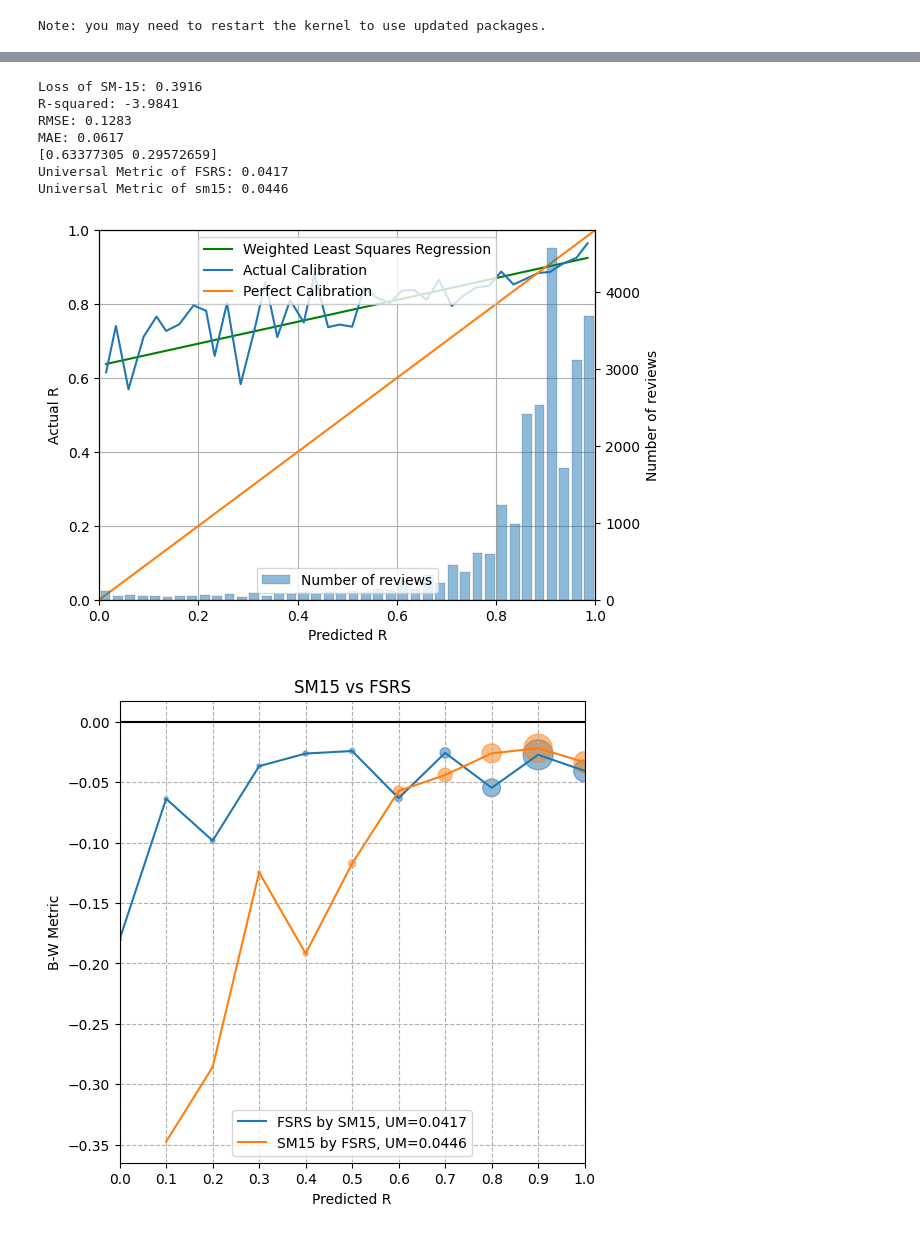
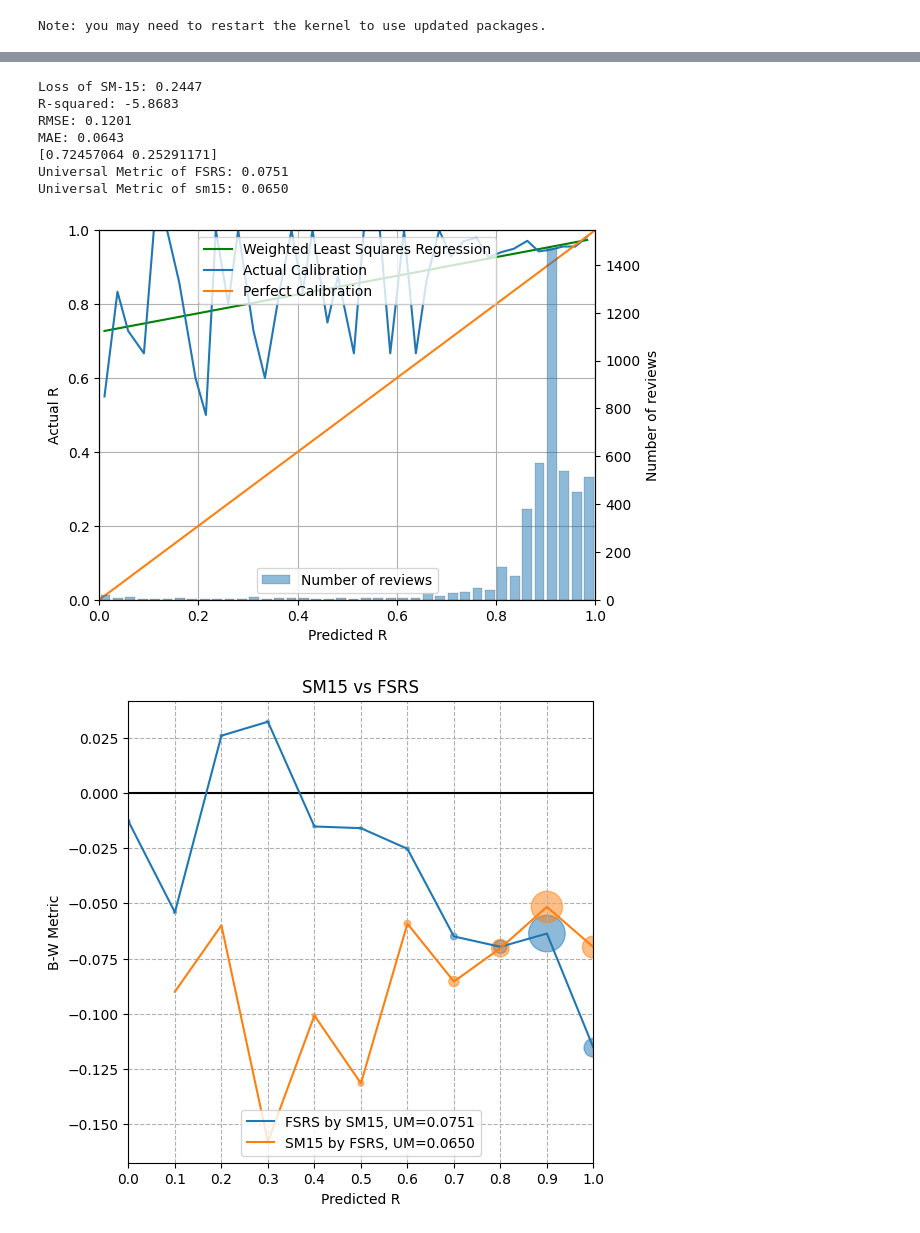
Before and after one commit to open-spaced-repetition/fsrs-vs-sm15, a Jupyter notebook: compare.ipynb, the cells around one changed output, grey strips where cells are left out. Drawn from its saved outputs; the diff is of its cells as text; code cells hidden in the pictures.

Commit message:
Feat/experience replay for FSRS Online (#24)

```diff
--- a/compare.ipynb
+++ b/compare.ipynb
@@ -221,28 +221,49 @@ Note: you may need to restart the kernel to use updated packages.
 model = FSRS([0.4, 0.6, 2.4, 5.8, 4.93, 0.94, 0.86, 0.01, 1.49, 0.14, 0.94, 2.18, 0.05, 0.34, 1.26, 0.29, 2.61])
 optimizer = torch.optim.Adam(model.parameters(), lr=8e-3)
 loss_fn = torch.nn.BCELoss(reduction='none')
+enable_experience_replay = True
+replay_steps = 32
 
 dataset = RevlogDataset(revlogs)
-dataloader = DataLoader(dataset, batch_size=1, shuffle=False, collate_fn=collate_fn)
+dataloader = DataLoader(dataset, shuffle=False, collate_fn=collate_fn)
 clipper = WeightClipper()
 d = []
 s = []
 r = []
 
-for batch in tqdm(dataloader):
+for i, sample in enumerate(tqdm(dataloader)):
     model.train()
     optimizer.zero_grad()
-    sequences, delta_ts, labels, seq_lens = batch
-    outputs, _ = model(sequences)
-    stabilities, difficulties = outputs[seq_lens-1, 0].transpose(0, 1)
-    d.append(difficulties.detach().numpy()[0])
-    s.append(stabilities.detach().numpy()[0])
-    retentions = power_forgetting_curve(delta_ts, stabilities)
-    r.append(retentions.detach().numpy()[0])
-    loss = loss_fn(retentions, labels).sum()
+    sequence, delta_t, label, seq_len = sample
+    output, _ = model(sequence)
+    stability, difficulty = output[seq_len-1, 0].transpose(0, 1)
+    d.append(difficulty.detach().numpy()[0])
+    s.append(stability.detach().numpy()[0])
+    retention = power_forgetting_curve(delta_t, stability)
+    r.append(retention.detach().numpy()[0])
+    loss = loss_fn(retention, label).sum()
     loss.backward()
     optimizer.step()
     model.apply(clipper)
+
+    if enable_experience_replay and (i + 1) % replay_steps == 0:
+        # experience replay
+        replay_dataset = RevlogDataset(revlogs[:i+1]) # avoid data leakage
+        replay_generator = torch.Generator().manual_seed(42+i)
+        replay_dataloader = DataLoader(replay_dataset, batch_size=(i + 1)//32, shuffle=True, collate_fn=collate_fn, generator=replay_generator)
+        for j, batch in enumerate(replay_dataloader):
+            model.train()
+            optimizer.zero_grad()
+            sequences, delta_ts, labels, seq_lens = batch
+            real_batch_size = seq_lens.shape[0]
+            outputs, _ = model(sequences)
+            stabilities = outputs[seq_lens-1, torch.arange(real_batch_size), 0]
+            retentions = power_forgetting_curve(delta_ts, stabilities)
+            loss = loss_fn(retentions, labels).sum()
+            loss.backward()
+            optimizer.step()
+            model.apply(clipper)
+
 
 revlogs['difficulty'] = d
 revlogs['stability'] = s
@@ -286,44 +307,44 @@ cross_comparison['SM15_B-W'] = cross_comparison['sm15_p'] - cross_comparison['y'
 cross_comparison['SM15_bin'] = cross_comparison['sm15_p'].map(lambda x: round(x, 1))
 cross_comparison['FSRS_B-W'] = cross_comparison['p'] - cross_comparison['y']
 cross_comparison['FSRS_bin'] = cross_comparison['p'].map(lambda x: round(x, 1))
 
 ax.axhline(y = 0.0, color = 'black', linestyle = '-')
 
 cross_comparison_group = cross_comparison.groupby(by='SM15_bin').agg({'y': ['mean'], 'FSRS_B-W': ['mean'], 'p': ['mean', 'count']})
 universal_metric = mean_squared_error(cross_comparison_group['y', 'mean'], cross_comparison_group['p', 'mean'], sample_weight=cross_comparison_group['p', 'count'], squared=False)
-fsrs_metrics['universal_metric'] = universal_metric
+fsrs_metrics['universal_metric_by_sm15'] = universal_metric
 print(f"Universal Metric of FSRS: {universal_metric:.4f}")
 cross_comparison_group['p', 'percent'] = cross_comparison_group['p', 'count'] / cross_comparison_group['p', 'count'].sum()
 ax.scatter(cross_comparison_group.index, cross_comparison_group['FSRS_B-W', 'mean'], s=cross_comparison_group['p', 'percent'] * 1024, alpha=0.5)
 ax.plot(cross_comparison_group['FSRS_B-W', 'mean'], label=f'FSRS by SM15, UM={universal_metric:.4f}')
 
 cross_comparison_group = cross_comparison.groupby(by='FSRS_bin').agg({'y': ['mean'], 'SM15_B-W': ['mean'], 'sm15_p': ['mean', 'count']})
 universal_metric = mean_squared_error(cross_comparison_group['y', 'mean'], cross_comparison_group['sm15_p', 'mean'], sample_weight=cross_comparison_group['sm15_p', 'count'], squared=False)
-sm15_metrics['universal_metric'] = universal_metric
+sm15_metrics['universal_metric_by_fsrs_online'] = universal_metric
 print(f"Universal Metric of sm15: {universal_metric:.4f}")
 cross_comparison_group['sm15_p', 'percent'] = cross_comparison_group['sm15_p', 'count'] / cross_comparison_group['sm15_p', 'count'].sum()
 ax.scatter(cross_comparison_group.index, cross_comparison_group['SM15_B-W', 'mean'], s=cross_comparison_group['sm15_p', 'percent'] * 1024, alpha=0.5)
 ax.plot(cross_comparison_group['SM15_B-W', 'mean'], label=f'SM15 by FSRS, UM={universal_metric:.4f}')
 
 ax.legend(loc='lower center')
 ax.grid(linestyle='--')
 ax.set_title("SM15 vs FSRS")
 ax.set_xlabel('Predicted R')
 ax.set_ylabel('B-W Metric')
 ax.set_xlim(0, 1)
 ax.set_xticks(np.arange(0, 1.1, 0.1))
 
 fig2.show()
 # %% [output]
-Loss of SM-15: 0.3916
-R-squared: -3.9841
-RMSE: 0.1283
-MAE: 0.0617
-[0.63377305 0.29572659]
-Universal Metric of FSRS: 0.0417
-Universal Metric of sm15: 0.0446
+Loss of SM-15: 0.2447
+R-squared: -5.8683
+RMSE: 0.1201
+MAE: 0.0643
+[0.72457064 0.25291171]
+Universal Metric of FSRS: 0.0751
+Universal Metric of sm15: 0.0650
-[figure, old version]
+[figure, new version]
-[figure, old version]
+[figure, new version]
 # %%
 {
     'user': username,
```
Also changed, not shown: parts of 6 cells of this notebook, 3 other files.
